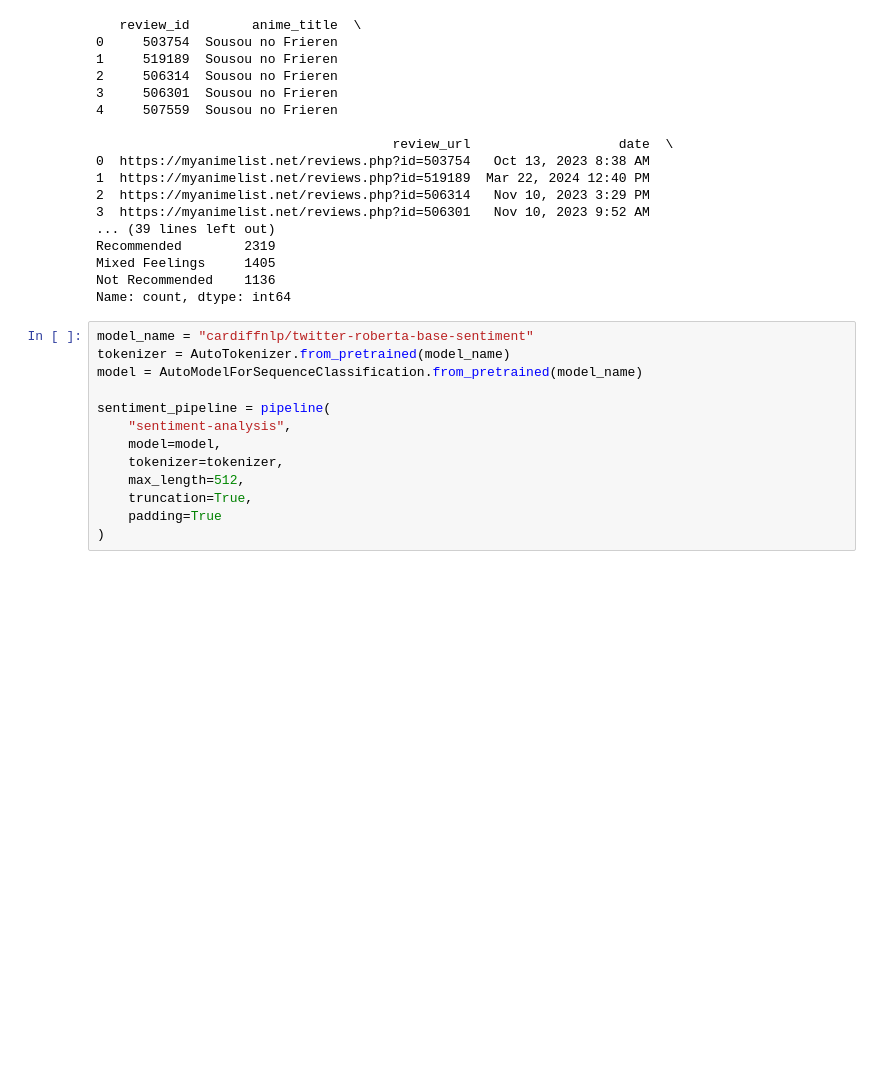
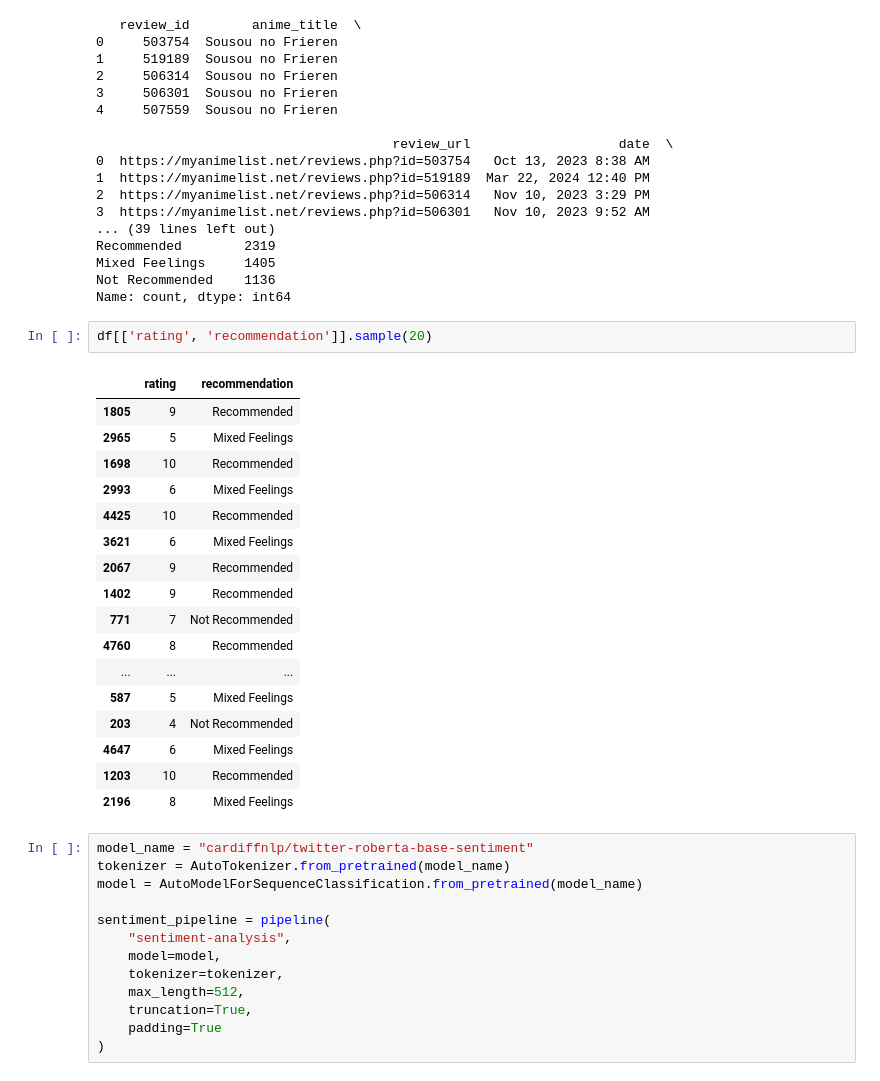
Before and after one commit to nathanaelganata/myanimelist-nlp, a Jupyter notebook: notebooks/99-bert-model-sentiment-improvement.ipynb, the cells around one changed output. Cells and saved outputs as stored; diff of their text form; blank space fills up the shorter version.

```diff
--- a/notebooks/99-bert-model-sentiment-improvement.ipynb
+++ b/notebooks/99-bert-model-sentiment-improvement.ipynb
@@ -30,6 +30,26 @@ Recommended        2319
 Mixed Feelings     1405
 Not Recommended    1136
 Name: count, dtype: int64
+# %%
+df[['rating', 'recommendation']].sample(20)
+# %% [output]
+|  | rating | recommendation |
+| 1805 | 9 | Recommended |
+| 2965 | 5 | Mixed Feelings |
+| 1698 | 10 | Recommended |
+| 2993 | 6 | Mixed Feelings |
+| 4425 | 10 | Recommended |
+| 3621 | 6 | Mixed Feelings |
+| 2067 | 9 | Recommended |
+| 1402 | 9 | Recommended |
+| 771 | 7 | Not Recommended |
+| 4760 | 8 | Recommended |
+| ... | ... | ... |
+| 587 | 5 | Mixed Feelings |
+| 203 | 4 | Not Recommended |
+| 4647 | 6 | Mixed Feelings |
+| 1203 | 10 | Recommended |
+| 2196 | 8 | Mixed Feelings |
 # %%
 model_name = "cardiffnlp/twitter-roberta-base-sentiment"
 tokenizer = AutoTokenizer.from_pretrained(model_name)
```
Also changed, not shown: 2 other files.
